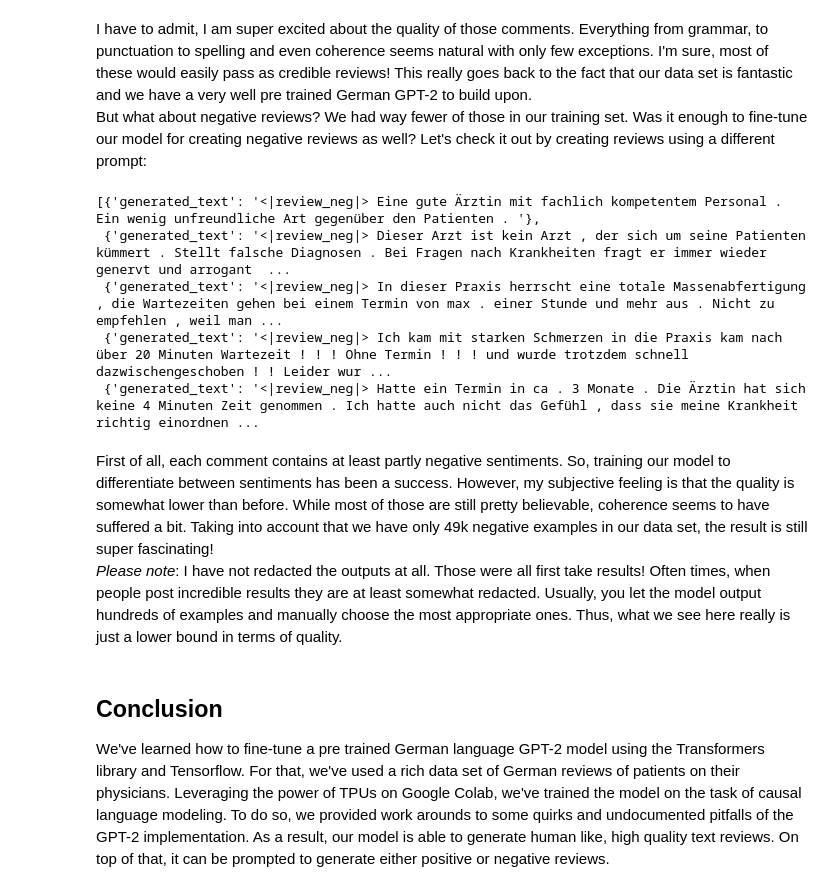
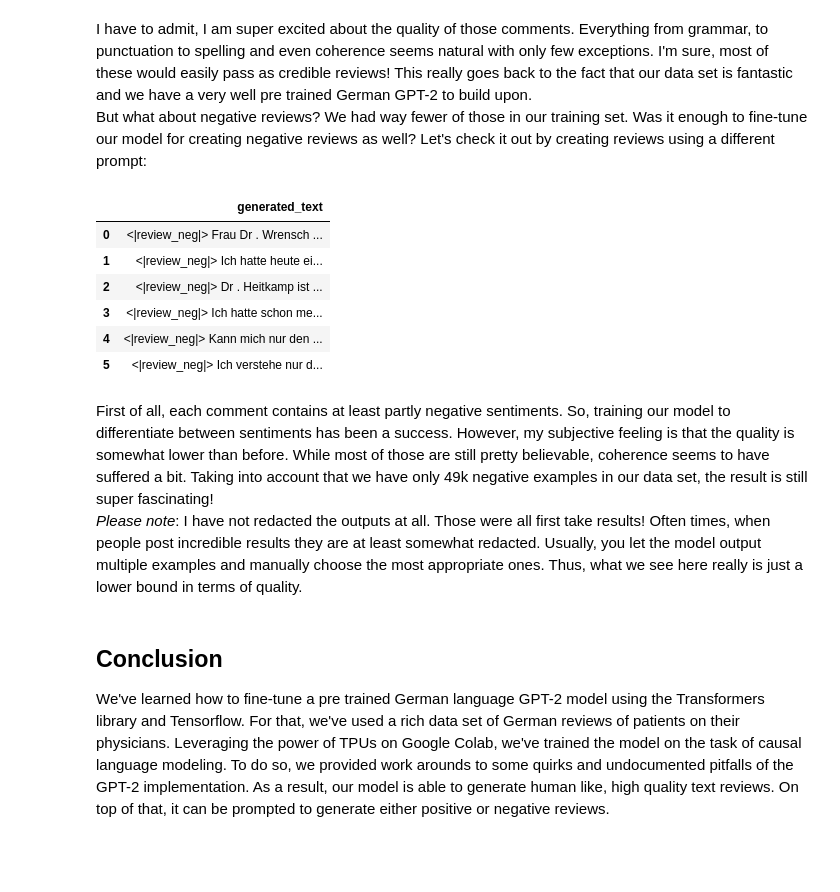
Before and after one commit to mc51/blog_posts, a Jupyter notebook: doctors_nlp4.ipynb, the cells around one changed output. Saved outputs shown, nothing was run; the diff lists cells and outputs as text; code cells hidden in the pictures; blank space fills up the shorter version.

```diff
--- a/doctors_nlp4.ipynb
+++ b/doctors_nlp4.ipynb
@@ -446,17 +453,20 @@ review("<|review_pos|>", min_length=10, max_length=100, num_return_sequences=5)
 # %% [markdown]
 I have to admit, I am super excited about the quality of those comments. Everything from grammar, to punctuation to spelling and even coherence seems natural with only few exceptions. I'm sure, most of these would easily pass as credible reviews! This really goes back to the fact that our data set is fantastic and we have a very well pre trained German GPT-2 to build upon.
 But what about negative reviews? We had way fewer of those in our training set. Was it enough to fine-tune our model for creating negative reviews as well? Let's check it out by creating reviews using a different prompt:
-# %%
-review("<|review_neg|>", min_length=10, max_length=100, num_return_sequences=5)
-# %% [output]
-[{'generated_text': '<|review_neg|> Eine gute Ärztin mit fachlich kompetentem Personal . Ein wenig unfreundliche Art gegenüber den Patienten . '},
- {'generated_text': '<|review_neg|> Dieser Arzt ist kein Arzt , der sich um seine Patienten kümmert . Stellt falsche Diagnosen . Bei Fragen nach Krankheiten fragt er immer wieder genervt und arrogant  ...
- {'generated_text': '<|review_neg|> In dieser Praxis herrscht eine totale Massenabfertigung , die Wartezeiten gehen bei einem Termin von max . einer Stunde und mehr aus . Nicht zu empfehlen , weil man ...
- {'generated_text': '<|review_neg|> Ich kam mit starken Schmerzen in die Praxis kam nach über 20 Minuten Wartezeit ! ! ! Ohne Termin ! ! ! und wurde trotzdem schnell dazwischengeschoben ! ! Leider wur ...
- {'generated_text': '<|review_neg|> Hatte ein Termin in ca . 3 Monate . Die Ärztin hat sich keine 4 Minuten Zeit genommen . Ich hatte auch nicht das Gefühl , dass sie meine Krankheit richtig einordnen ...
+# %%
+gen_neg = review("<|review_neg|>", max_length=150, num_return_sequences=6)
+pd.DataFrame(gen_neg)
+# %% [output]
+|  | generated_text |
+| 0 | <|review_neg|> Frau Dr . Wrensch ... |
+| 1 | <|review_neg|> Ich hatte heute ei... |
+| 2 | <|review_neg|> Dr . Heitkamp ist ... |
+| 3 | <|review_neg|> Ich hatte schon me... |
+| 4 | <|review_neg|> Kann mich nur den ... |
+| 5 | <|review_neg|> Ich verstehe nur d... |
 # %% [markdown]
 First of all, each comment contains at least partly negative sentiments. So, training our model to differentiate between sentiments has been a success. However, my subjective feeling is that the quality is somewhat lower than before. While most of those are still pretty believable, coherence seems to have suffered a bit. Taking into account that we have only 49k negative examples in our data set, the result is still super fascinating!
-*Please note*: I have not redacted the outputs at all. Those were all first take results! Often times, when people post incredible results they are at least somewhat redacted. Usually, you let the model output hundreds of examples and manually choose the most appropriate ones. Thus, what we see here really is just a lower bound in terms of quality.
+*Please note*: I have not redacted the outputs at all. Those were all first take results! Often times, when people post incredible results they are at least somewhat redacted. Usually, you let the model output multiple examples and manually choose the most appropriate ones. Thus, what we see here really is just a lower bound in terms of quality.
 # %% [markdown]
 ## Conclusion
 
```
Also changed, not shown: parts of 23 cells of this notebook.
